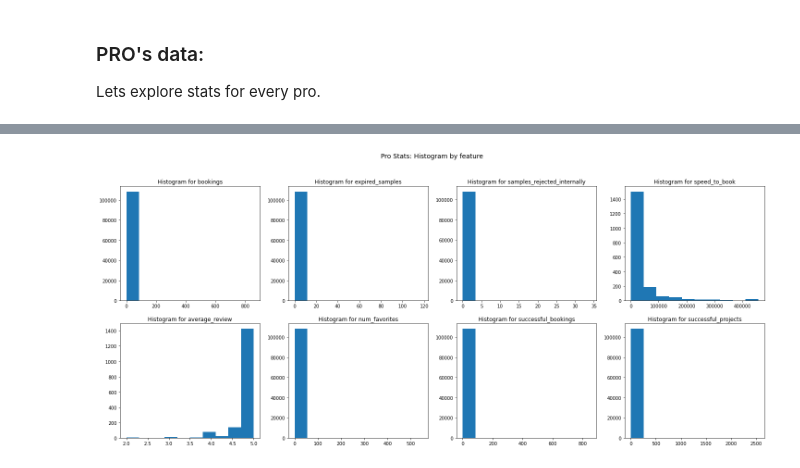
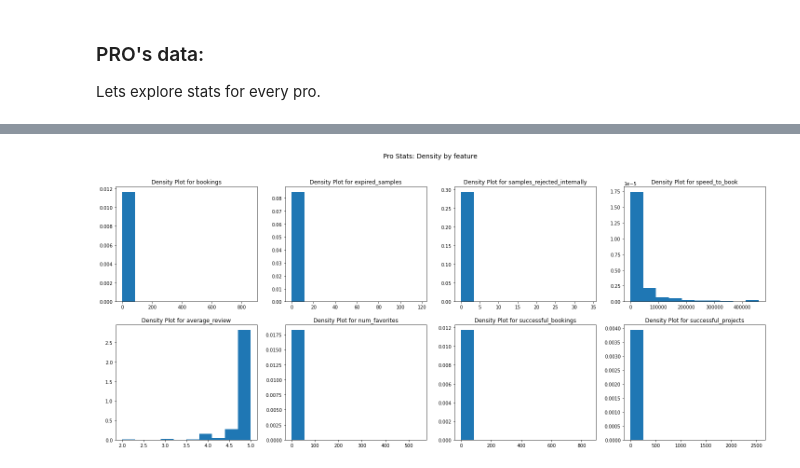
Before and after one commit to statscol/bs-ds-test, a Jupyter notebook: 01-Data Exploration,Wrangling,Feature Engineering.ipynb, the cells around one changed output, grey strips where cells are left out. Saved outputs shown, nothing was run; the diff lists cells and outputs as text; code cells hidden in the pictures.

```diff
--- a/01-Data Exploration,Wrangling,Feature Engineering.ipynb
+++ b/01-Data Exploration,Wrangling,Feature Engineering.ipynb
@@ -177,15 +192,15 @@ pro_stats.loc[:,'speed_to_book']=pro_stats.speed_to_book.apply(lambda d: quantil
 # %%
 ##lets look at all the histograms
 columns_plot=pro_stats.drop(columns=['pro_id','category']).columns.values
 fig = plt.figure(figsize=(25, 10))
 for idx in np.arange(len(columns_plot)):
     ax = fig.add_subplot(2,4,idx+1)
-    ax.hist(pro_stats[columns_plot[idx]])
-    ax.set_title("Histogram for {}".format(columns_plot[idx]))
+    ax.hist(pro_stats[columns_plot[idx]],density=True)
+    ax.set_title("Density Plot for {}".format(columns_plot[idx]))
 
-fig.suptitle("Pro Stats: Histogram by feature",size=14);
+fig.suptitle("Pro Stats: Density by feature",size=14);
 # %% [output]
-[figure, old version]
+[figure, new version]
 # %% [markdown]
 ### Generating a Score
 For this test, and given that new users cannot be penalized heavily in order to allow them to be booked anytime, we'll generate a performance weighted score ranging from 0 to 100 using a standardized version of the variables to consider, such that a high value could indicate the following:
```
Also changed, not shown: parts of 4 cells of this notebook, 3 other files.
